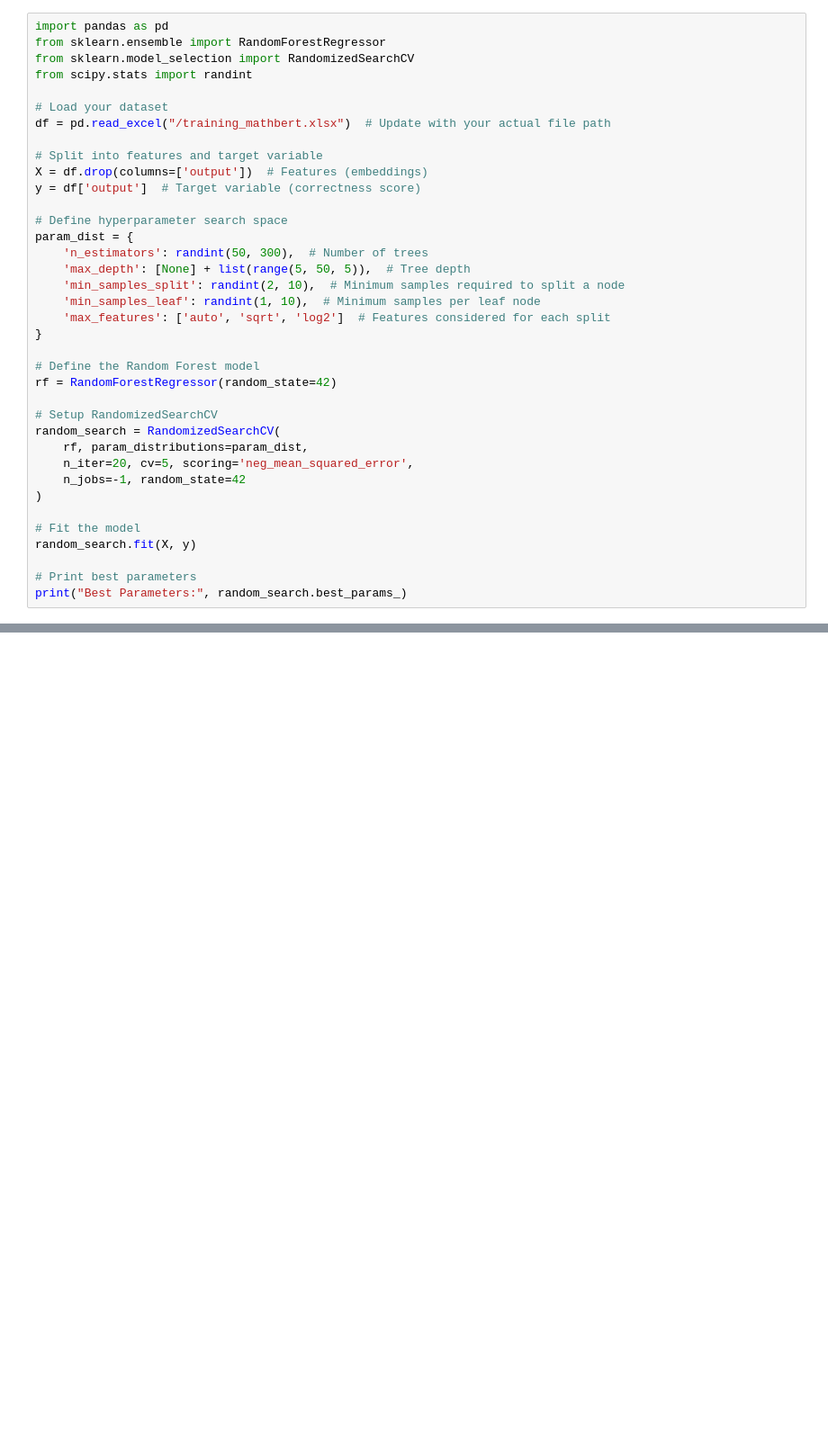
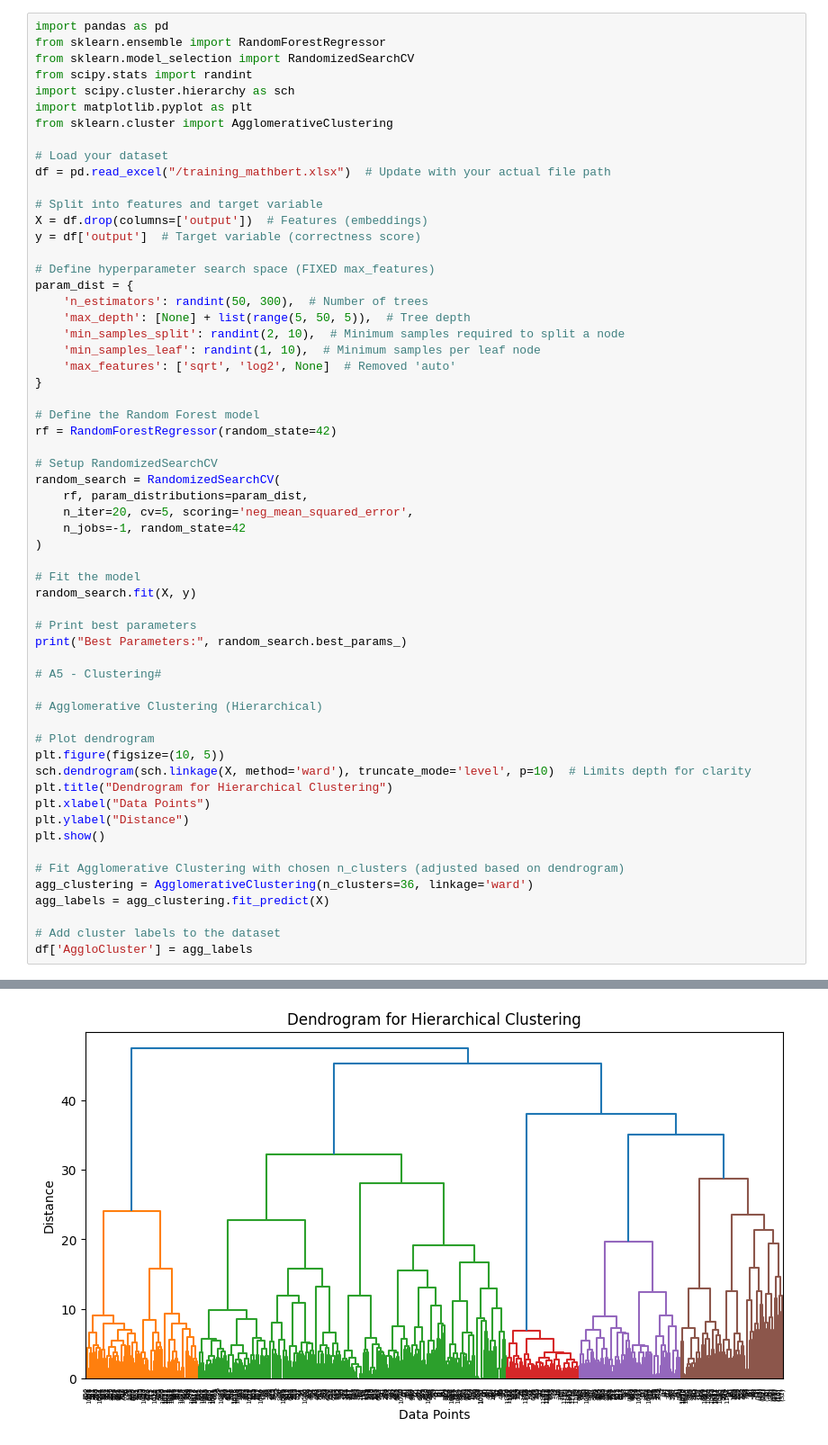
Before and after one commit to nehaa-aa/ML-prerequisites, a Jupyter notebook: ML07.ipynb, the cells around one changed output, grey strips where cells are left out. Shown: that part at 90% size. Drawn from its saved outputs; the diff is of its cells as text; blank space fills up the shorter version.

```diff
--- a/ML07.ipynb
+++ b/ML07.ipynb
@@ -5,6 +5,9 @@ import pandas as pd
 from sklearn.ensemble import RandomForestRegressor
 from sklearn.model_selection import RandomizedSearchCV
 from scipy.stats import randint
+import scipy.cluster.hierarchy as sch
+import matplotlib.pyplot as plt
+from sklearn.cluster import AgglomerativeClustering
 
 # Load your dataset
 df = pd.read_excel("/training_mathbert.xlsx")  # Update with your actual file path
@@ -13,13 +16,13 @@ df = pd.read_excel("/training_mathbert.xlsx")  # Update with your actual file pa
 X = df.drop(columns=['output'])  # Features (embeddings)
 y = df['output']  # Target variable (correctness score)
 
-# Define hyperparameter search space
+# Define hyperparameter search space (FIXED max_features)
 param_dist = {
     'n_estimators': randint(50, 300),  # Number of trees
     'max_depth': [None] + list(range(5, 50, 5)),  # Tree depth
     'min_samples_split': randint(2, 10),  # Minimum samples required to split a node
     'min_samples_leaf': randint(1, 10),  # Minimum samples per leaf node
-    'max_features': ['auto', 'sqrt', 'log2']  # Features considered for each split
+    'max_features': ['sqrt', 'log2', None]  # Removed 'auto'
 }
 
 # Define the Random Forest model
@@ -37,3 +40,23 @@ random_search.fit(X, y)
 
 # Print best parameters
 print("Best Parameters:", random_search.best_params_)
+
+# A5 - Clustering#
+
+# Agglomerative Clustering (Hierarchical)
+
+# Plot dendrogram
+plt.figure(figsize=(10, 5))
+sch.dendrogram(sch.linkage(X, method='ward'), truncate_mode='level', p=10)  # Limits depth for clarity
+plt.title("Dendrogram for Hierarchical Clustering")
+plt.xlabel("Data Points")
+plt.ylabel("Distance")
+plt.show()
+
+# Fit Agglomerative Clustering with chosen n_clusters (adjusted based on dendrogram)
+agg_clustering = AgglomerativeClustering(n_clusters=36, linkage='ward')
+agg_labels = agg_clustering.fit_predict(X)
+
+# Add cluster labels to the dataset
+df['AggloCluster'] = agg_labels
+# %% [output]
@@ -39,0 +64 @@ print("Best Parameters:", random_search.best_params_)
+[figure, added]
```
Also changed, not shown: parts of 2 cells of this notebook.
